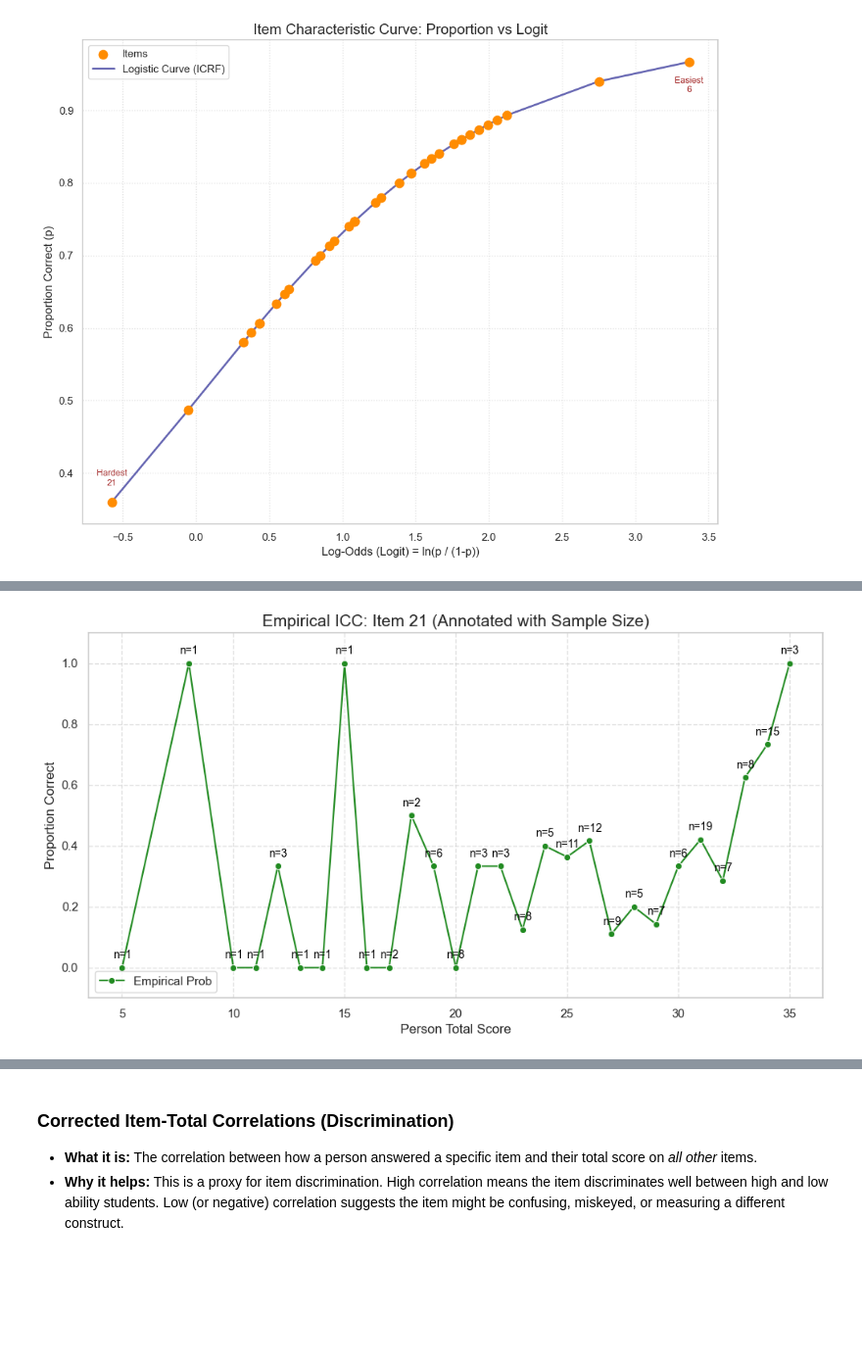
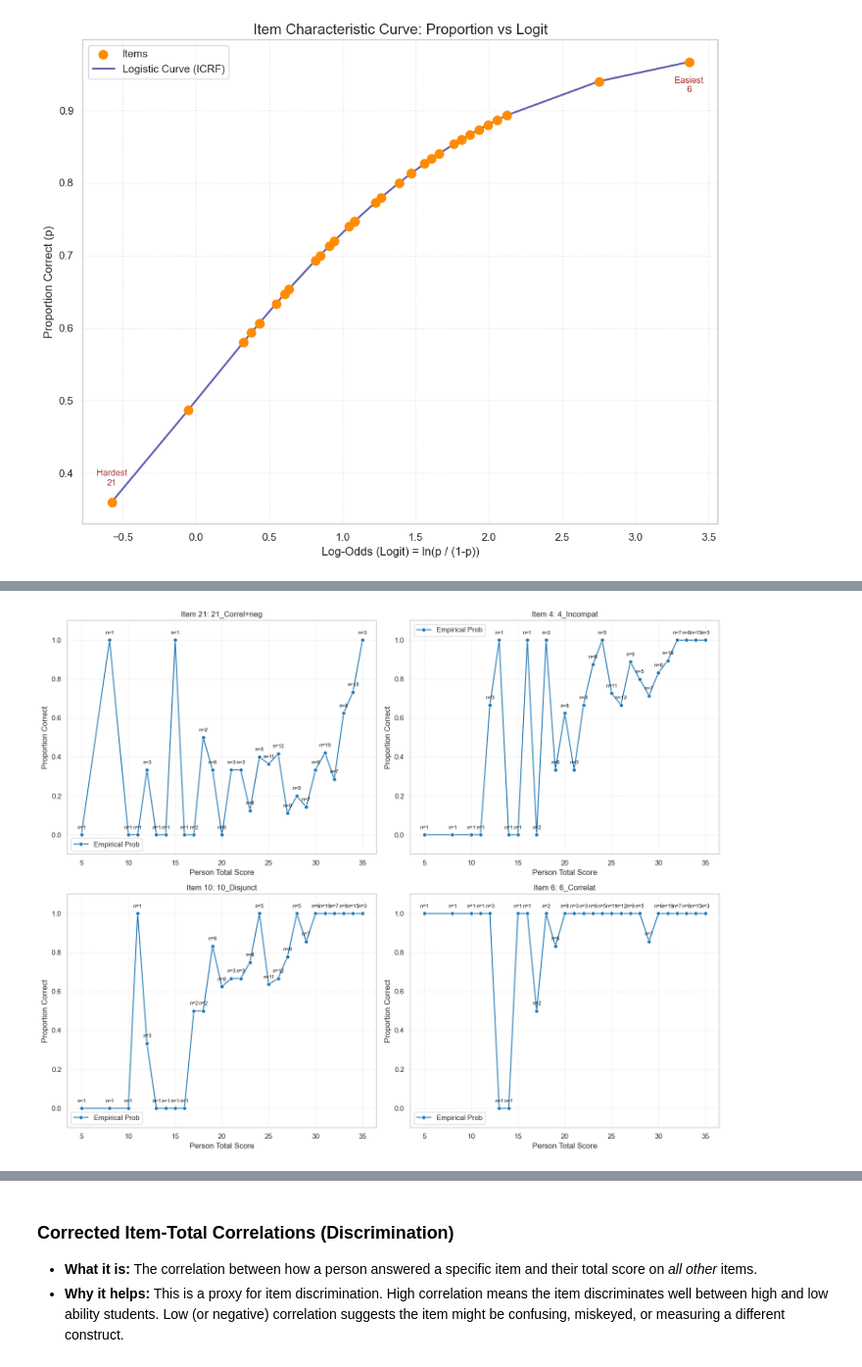
Before and after one commit to yongduek/RaschModeling, a Jupyter notebook: eda.ipynb, the cells around one changed output, grey strips where cells are left out. Shown at 98% size. Saved outputs shown, nothing was run; the diff lists cells and outputs as text; code cells hidden in the pictures; blank space fills up the shorter version.

Commit message:
plot ICC + empirical slope

```diff
--- a/eda.ipynb
+++ b/eda.ipynb
@@ -213,40 +213,58 @@ plt.show()
 # %% [output]
 [figure]
 # %%
-# Plot 7: Investigation of Item 21 Empirical ICC (annotated with Sample Size)
-# User noticed an anomaly at Total Score 15 (Proportion = 1.0).
-# Let's check the sample size at each score level.
+# Plot 7: Investigation of Item Empirical ICC for Select Items
+# Users: 21, 4, 10, 6
 
-target_item_idx = 21
-item_responses = df.iloc[:, target_item_idx]
-person_total_scores = df.iloc[:, 1:].sum(axis=1)
+target_items = [21, 4, 10, 6]
 
-icc_df_21 = pd.DataFrame({
-    'TotalScore': person_total_scores,
-    'Response': item_responses
-})
+# 1. Prepare Person Scores
+# Make sure exclude any non-item columns. We already did this in 'total_score' calculation later,
+# but let's be safe here.
+# item_cols is likely defined as all cols except PersonID.
+# But we added TotalScore/LogitScore to df later.
+non_item_cols = {'PersonID', 'TotalScore', 'LogitScore'}
+item_cols_clean = [c for c in df.columns if c not in non_item_cols]
 
-# Aggegate
-grouped_icc_21 = icc_df_21.groupby('TotalScore')['Response'].agg(['mean', 'count', 'std']).reset_index()
-grouped_icc_21 = grouped_icc_21.rename(columns={'mean': 'ProportionCorrect', 'count': 'N'})
+person_total_scores = df[item_cols_clean].sum(axis=1)
 
-print(f"Stats for Item {target_item_idx} around Score 15:")
-print(grouped_icc_21[ (grouped_icc_21['TotalScore'] >= 10) & (grouped_icc_21['TotalScore'] <= 20) ])
+# 2. Setup Plot
+fig, axes = plt.subplots(2, 2, figsize=(15, 12))
+axes = axes.flatten()
 
-plt.figure(figsize=(12, 6))
-# Plot line
-sns.lineplot(data=grouped_icc_21, x='TotalScore', y='ProportionCorrect', marker='o', color='forestgreen', label='Empirical Prob')
+for idx, item_idx_1based in enumerate(target_items):
+    # Get column name. item_cols_clean is 0-indexed list of names
+    # item_idx_1based assumes 1..35
+    col_name = item_cols_clean[item_idx_1based - 1]
 
-# Add text annotations for sample size (N) at each point
-for index, row in grouped_icc_21.iterrows():
-    plt.text(row['TotalScore'], row['ProportionCorrect'] + 0.03, f"n={int(row['N'])}",
-             ha='center', fontsize=10, color='black')
+    item_responses = df[col_name]
 
-plt.title(f'Empirical ICC: Item {target_item_idx} (Annotated with Sample Size)', fontsize=15)
-plt.ylabel('Proportion Correct')
-plt.xlabel('Person Total Score')
-plt.grid(True, linestyle='--', alpha=0.6)
-plt.ylim(-0.1, 1.1)
-plt.legend()
+    # Create DF for aggregation
+    icc_df = pd.DataFrame({
+        'TotalScore': person_total_scores,
+        'Response': item_responses
+    })
+
+    # Aggregate
+    grouped_icc = icc_df.groupby('TotalScore')['Response'].agg(['mean', 'count']).reset_index()
+    grouped_icc = grouped_icc.rename(columns={'mean': 'ProportionCorrect', 'count': 'N'})
+
+    # Plot on subplot
+    ax = axes[idx]
+    sns.lineplot(data=grouped_icc, x='TotalScore', y='ProportionCorrect', marker='o', ax=ax, label='Empirical Prob', color='tab:blue')
+
+    # Sample Size Annotation (only for points with N < 10 to reduce clutter, or spaced out?)
+    # Just annotating all:
+    for _, row in grouped_icc.iterrows():
+        ax.text(row['TotalScore'], row['ProportionCorrect'] + 0.03, f"n={int(row['N'])}",
+                 ha='center', fontsize=8, color='black')
+
+    ax.set_title(f'Item {item_idx_1based}: {col_name}')
+    ax.set_xlabel('Person Total Score')
+    ax.set_ylabel('Proportion Correct')
+    ax.set_ylim(-0.1, 1.1)
+    ax.grid(True, linestyle=':', alpha=0.6)
+
+plt.tight_layout()
 plt.show()
 # %% [output]
@@ -266 +271 @@ Stats for Item 21 around Score 15:
-[figure, old version]
+[figure, new version]
```
Also changed, not shown: parts of 4 cells of this notebook, 2 other files.
